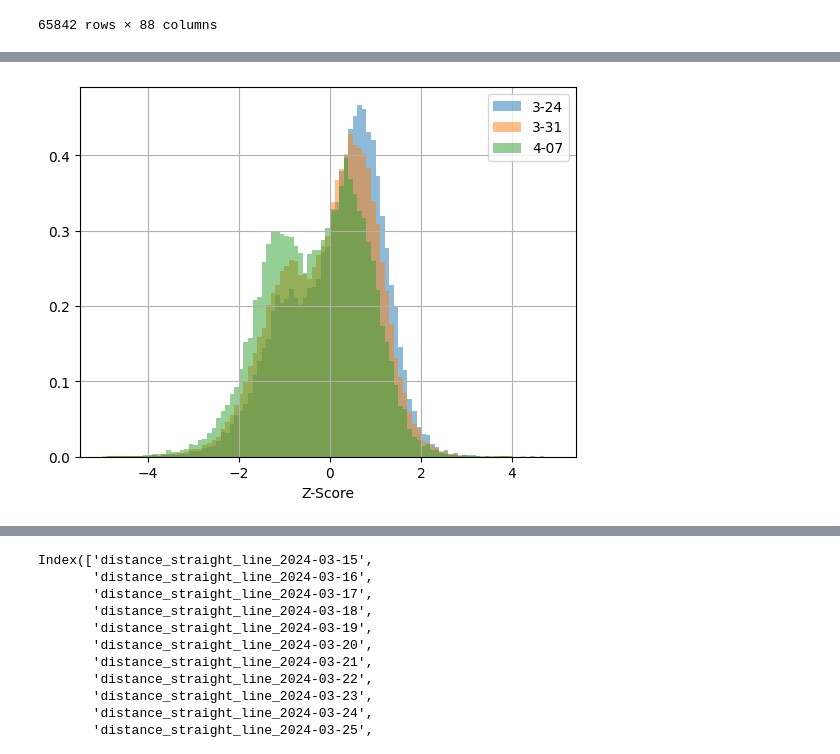
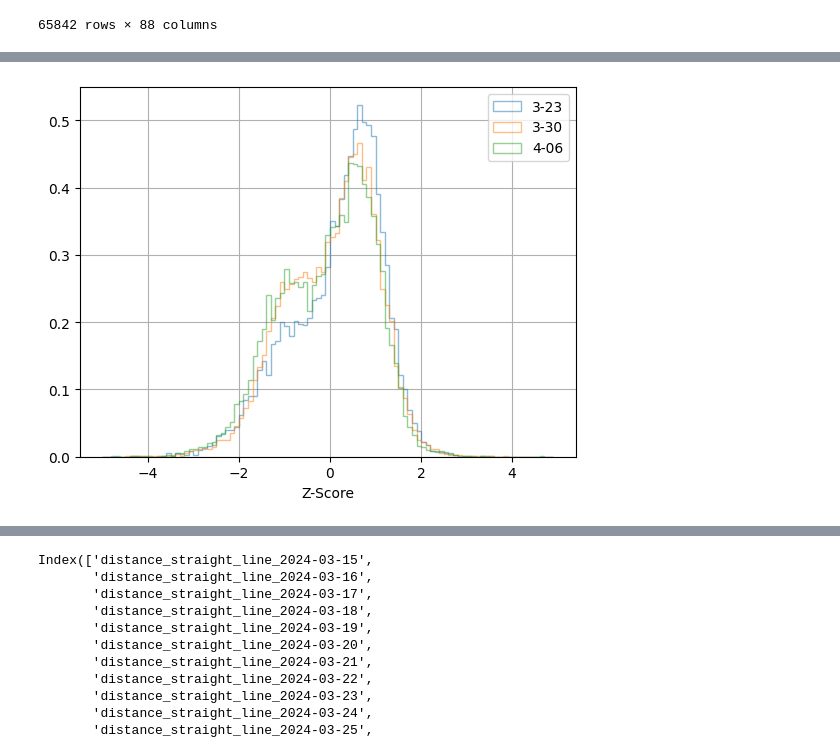
Before and after one commit to ai2es/cat-rain, a Jupyter notebook: notebooks/bootstrap_dataset_agg.ipynb, the cells around one changed output, grey strips where cells are left out. Cells and saved outputs as stored; diff of their text form; code cells hidden in the pictures.

```diff
--- a/notebooks/bootstrap_dataset_agg.ipynb
+++ b/notebooks/bootstrap_dataset_agg.ipynb
@@ -11,3 +68,5 @@ user_home_meta = pd.read_parquet("/glade/campaign/cisl/aiml/cat_flood/user_home_
+# %%
+user_home_meta = home_loc_df.loc[filtered_users]
 # %%
 user_home_meta
 # %% [output]
@@ -37,10 +89,9 @@ df_1 = df_1.set_index("uid")
 # %%
-ar_files = sorted(glob("/glade/campaign/cisl/aiml/cat_flood/analysis_ready_data_20251121/veraset_*.parquet"))
+ar_files = sorted(glob("/glade/campaign/cisl/aiml/cat_flood/analysis_ready_data_20251121/veraset_*.parquet"))[46:]
 ar_file = ar_files[0]
 ar_date = ar_file.split("/")[-1].split("_")[1]
 metric = 'distance_straight_line'
 df_0 = pd.read_parquet(ar_file, columns=["uid", metric])
-print(df_0)
 df_0 = df_0.set_index("uid")
 df_joined = user_home_meta.join(df_0)
 new_col = f"{metric}_{ar_date}"
@@ -106,7 +142,7 @@ df_joined[baseline_cols]
 | ffff52e9005912d53fd42be3347e91754... | NaN | NaN | NaN | NaN | ... |
 65842 rows × 88 columns
 # %%
-base_log_metric = np.log(np.maximum(df_joined[metric_cols], 0.1))
+base_log_metric = np.log(np.maximum(df_joined[metric_cols], 1e-4))
 people_means = np.nanmean(base_log_metric, axis=1)
 people_sds  = np.nanstd(base_log_metric, axis=1)
 people_ns = np.count_nonzero(~np.isnan(base_log_metric), axis=1)
@@ -127 +158,5 @@ dates = [x.split("_")[-1] for x in metric_cols]
+# %%
+daily_ar_data = pd.read_parquet(f'/glade/campaign/cisl/aiml/cat_flood/analysis_ready_data_20251121_mrms/veraset_{m_date}_PST_chunked.parquet')
+daily_ar_data = daily_ar_data.set_index("uid")
+daily_ar_data_sub = daily_ar_data.loc[user_home_meta.index]
 # %%
@@ -141,13 +238,19 @@ plt.savefig("mean_dist_z_score.png", bbox_inches="tight")
 # %%
-z_score_base.loc[daily_ar_data_sub["county"] == "LA", f"{metric}_2024-03-24"].hist(bins=np.arange(-5, 5, 0.1),
-                                                                                   density=True, label="3-24", alpha=0.5)
-z_score_base.loc[daily_ar_data_sub["county"] == "LA", f"{metric}_2024-03-31"].hist(bins=np.arange(-5, 5, 0.1),
-                                                                                   density=True, label="3-31", alpha=0.5)
-z_score_base.loc[daily_ar_data_sub["county"] == "LA", f"{metric}_2024-04-07"].hist(bins=np.arange(-5, 5, 0.1),
-                                                                                   density=True, label="4-07", alpha=0.5)
+z_score_base.loc[daily_ar_data_sub["county"] == "VE", f"{metric}_2024-03-23"].hist(bins=np.arange(-5, 5, 0.1),
+                                                                                   density=True, cumulative=False,
+                                                                                   label="3-23", alpha=0.5,
+                                                                                   histtype='step')
+z_score_base.loc[daily_ar_data_sub["county"] == "VE", f"{metric}_2024-03-30"].hist(bins=np.arange(-5, 5, 0.1),
+                                                                                   density=True, cumulative=False, label="3-30",
+                                                                                   alpha=0.5,
+                                                                                   histtype='step')
+z_score_base.loc[daily_ar_data_sub["county"] == "VE", f"{metric}_2024-04-06"].hist(bins=np.arange(-5, 5, 0.1),
+                                                                                   density=True,
+                                                                                   cumulative=False, label="4-06", alpha=0.5,
+                                                                                  histtype='step')
 
 plt.xlabel("Z-Score")
 plt.legend()
 plt.savefig("day_comp_hist.png", bbox_inches="tight")
 # %% [output]
-[figure, old version]
+[figure, new version]
```
Also changed, not shown: parts of 62 cells of this notebook, 2 other files.
